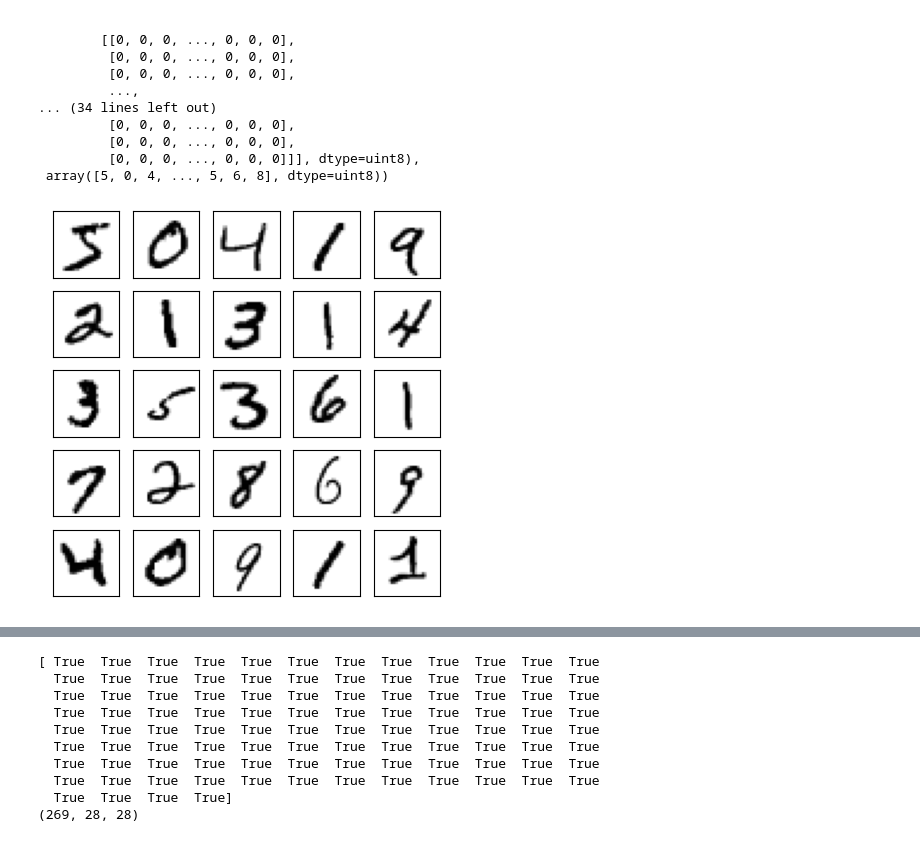
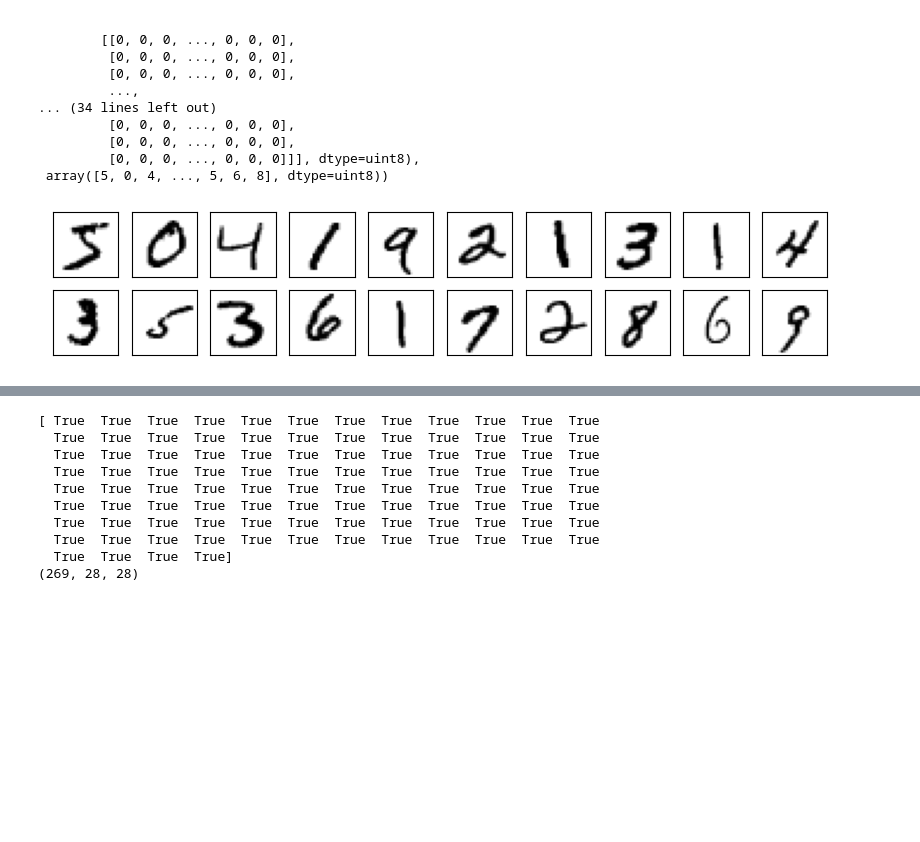
Before and after one commit to MaksimNikolin/Kaggle, a Jupyter notebook: MNIST(tf, keras, DenseNN).ipynb, the cells around one changed output, grey strips where cells are left out. Saved outputs shown, nothing was run; the diff lists cells and outputs as text; code cells hidden in the pictures; blank space fills up the shorter version.

Commit message:
update visualization
update visualization

```diff
--- a/MNIST(tf, keras, DenseNN).ipynb
+++ b/MNIST(tf, keras, DenseNN).ipynb
@@ -38,17 +38,17 @@ X_test = X_test / 255
 y_train_cat = keras.utils.to_categorical(y_train, 10)
 y_test_cat = keras.utils.to_categorical(y_test, 10)
 # %%
-#displaying the first 25 images from the training data
-plt.figure(figsize=(5,5))
-for i in range(25):
-    plt.subplot(5,5,i+1)
+#displaying the first 20 images from the training data
+plt.figure(figsize=(10,10))
+for i in range(20):
+    plt.subplot(10,10,i+1)
     plt.xticks([])
     plt.yticks([])
     plt.imshow(X_train[i], cmap=plt.cm.binary)
 
 plt.show()
 # %% [output]
-[figure, old version]
+[figure, new version]
 # %%
 model = keras.Sequential([                                          #forming the structure of NN
     Flatten(input_shape=(28, 28, 1)),
```
Also changed, not shown: parts of 6 cells of this notebook.
